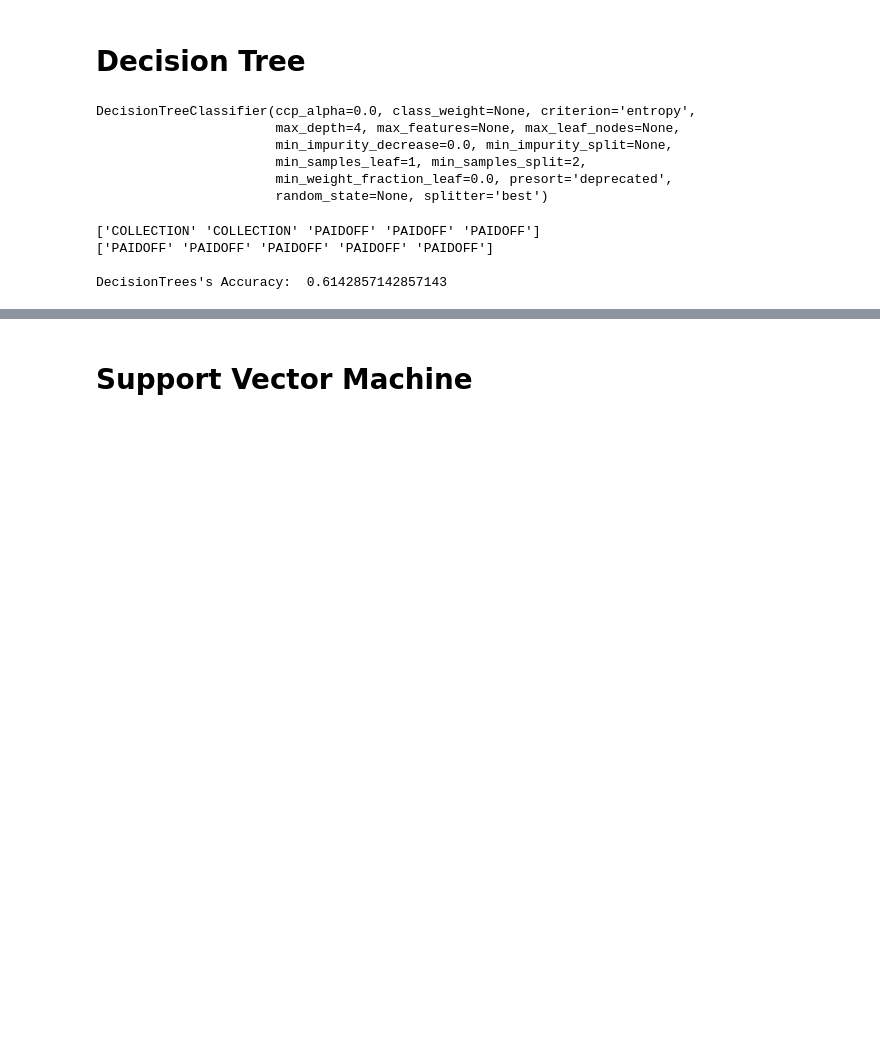
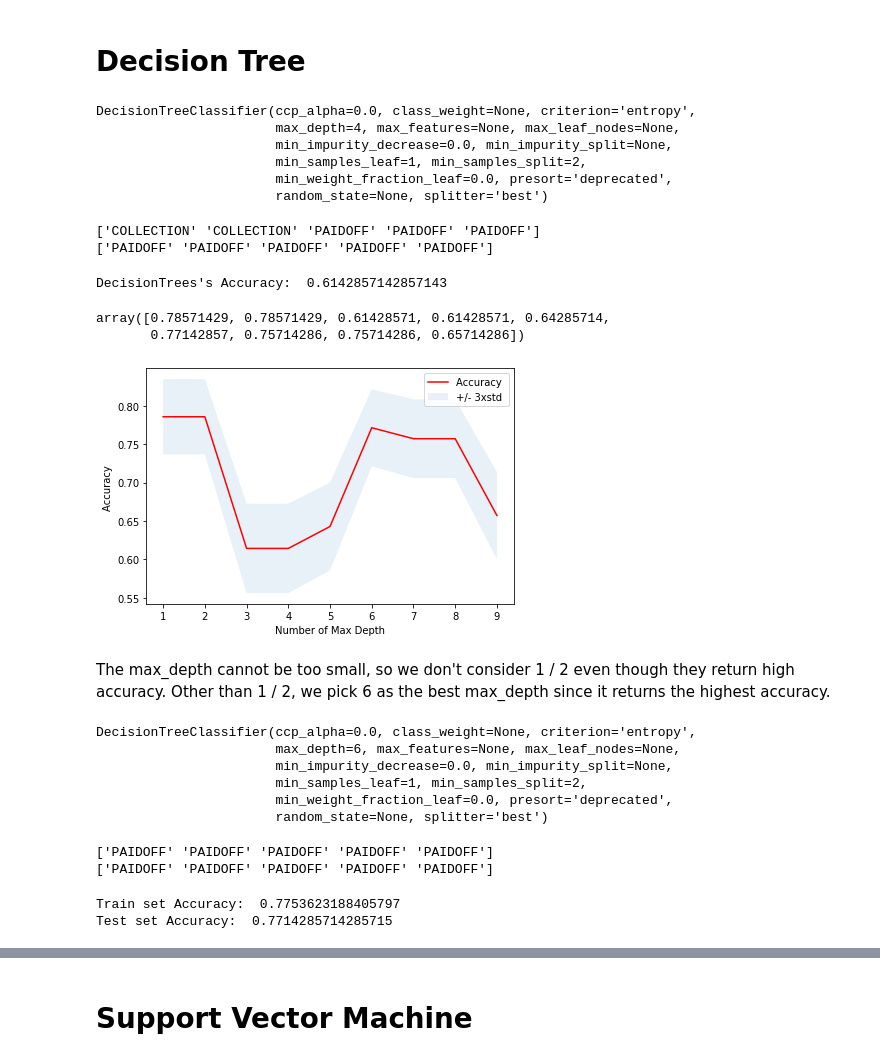
Before and after one commit to brainchild-vc/studies, a Jupyter notebook: Data_Science.ipynb, the cells around one changed output, grey strips where cells are left out. Saved outputs shown, nothing was run; the diff lists cells and outputs as text; code cells hidden in the pictures; blank space fills up the shorter version.

```diff
--- a/Data_Science.ipynb
+++ b/Data_Science.ipynb
@@ -343,3 +343,8 @@ neigh
 KNeighborsClassifier(algorithm='auto', leaf_size=30, metric='minkowski',
                      metric_params=None, n_jobs=None, n_neighbors=7, p=2,
                      weights='uniform')
+# %%
+#Predicting - the test set
+
+yhat = neigh.predict(X_test)
+yhat[0:5]
@@ -364,9 +381,77 @@ DecisionTreeClassifier(ccp_alpha=0.0, class_weight=None, criterion='entropy',
 predTree = trainTree.predict(X_test)
 print (predTree [0:5])
 print (y_test [0:5])
-print("\nDecisionTrees's Accuracy: ", metrics.accuracy_score(y_test, predTree))
 # %% [output]
 ['COLLECTION' 'COLLECTION' 'PAIDOFF' 'PAIDOFF' 'PAIDOFF']
 ['PAIDOFF' 'PAIDOFF' 'PAIDOFF' 'PAIDOFF' 'PAIDOFF']
-
-DecisionTrees's Accuracy:  0.6142857142857143
+# %%
+#Accuracy Evaluation
+
+print("\nDecisionTrees's Accuracy: ", metrics.accuracy_score(y_test, predTree))
+# %% [output]
+DecisionTrees's Accuracy:  0.6142857142857143
+# %%
+#Best max_depth
+
+md = 10
+mean_acc = np.zeros((md-1))
+std_acc = np.zeros((md-1))
+for n in range(1,md):
+
+    #Train Model and Predict
+    tree = DecisionTreeClassifier(criterion="entropy", max_depth = n).fit(X_train,y_train)
+    yhat=tree.predict(X_test)
+    mean_acc[n-1] = metrics.accuracy_score(y_test, yhat)
+
+    std_acc[n-1]=np.std(yhat==y_test)/np.sqrt(yhat.shape[0])
+
+mean_acc
+# %% [output]
+array([0.78571429, 0.78571429, 0.61428571, 0.61428571, 0.64285714,
+       0.77142857, 0.75714286, 0.75714286, 0.65714286])
+# %%
+#Plot model accuracy for different number of max_depth
+
+import matplotlib.pyplot as plt
+plt.plot(range(1,md),mean_acc,'r')
+plt.fill_between(range(1,md),mean_acc - 1 * std_acc,mean_acc + 1 * std_acc, alpha=0.10)
+plt.legend(('Accuracy ', '+/- 3xstd'))
+plt.ylabel('Accuracy ')
+plt.xlabel('Number of Max Depth')
+plt.tight_layout()
+plt.show()
+# %% [output]
+[figure, added]
+# %% [markdown]
+The max_depth cannot be too small, so we don't consider 1 / 2 even though they return high accuracy. Other than 1 / 2, we pick 6 as the best max_depth since it returns the highest accuracy.
+# %%
+#Building the decision tree with max_depth of 6
+
+trainTree = DecisionTreeClassifier(criterion="entropy", max_depth = 6)
+trainTree.fit(X_train,y_train)
+trainTree
+# %% [output]
+DecisionTreeClassifier(ccp_alpha=0.0, class_weight=None, criterion='entropy',
+                       max_depth=6, max_features=None, max_leaf_nodes=None,
+                       min_impurity_decrease=0.0, min_impurity_split=None,
+                       min_samples_leaf=1, min_samples_split=2,
+                       min_weight_fraction_leaf=0.0, presort='deprecated',
+                       random_state=None, splitter='best')
+# %%
+#Predicting - the test set
+
+yhat = trainTree.predict(X_test)
+print (yhat [0:5])
+print (y_test [0:5])
+# %% [output]
+['PAIDOFF' 'PAIDOFF' 'PAIDOFF' 'PAIDOFF' 'PAIDOFF']
+['PAIDOFF' 'PAIDOFF' 'PAIDOFF' 'PAIDOFF' 'PAIDOFF']
+# %%
+#Accuracy Evaluation - the test set
+
+from sklearn import metrics
+print("Train set Accuracy: ", metrics.accuracy_score(y_train, trainTree.predict(X_train)))
+print("Test set Accuracy: ", metrics.accuracy_score(y_test, yhat))
+# %% [output]
+Train set Accuracy:  0.7753623188405797
+Test set Accuracy:  0.7714285714285715
```
Also changed, not shown: parts of 5 cells of this notebook.
